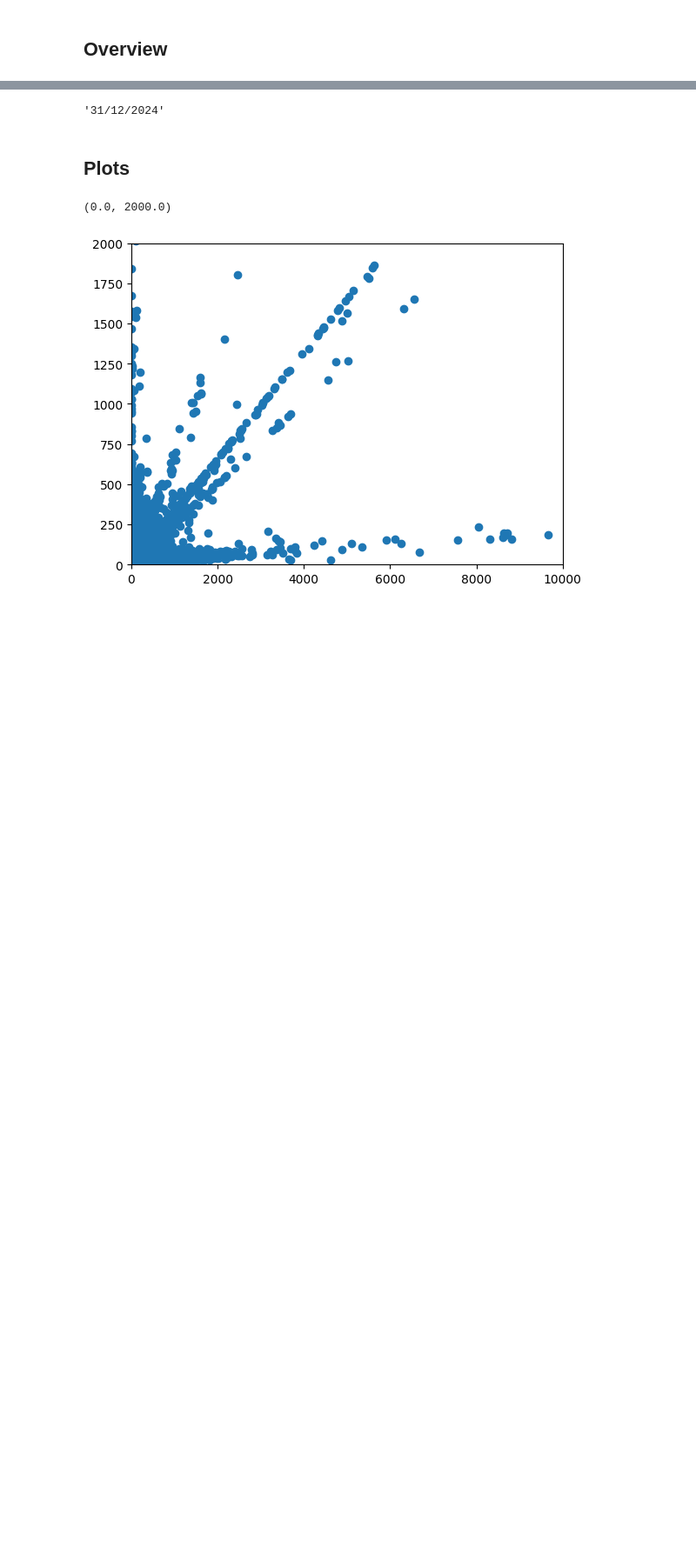
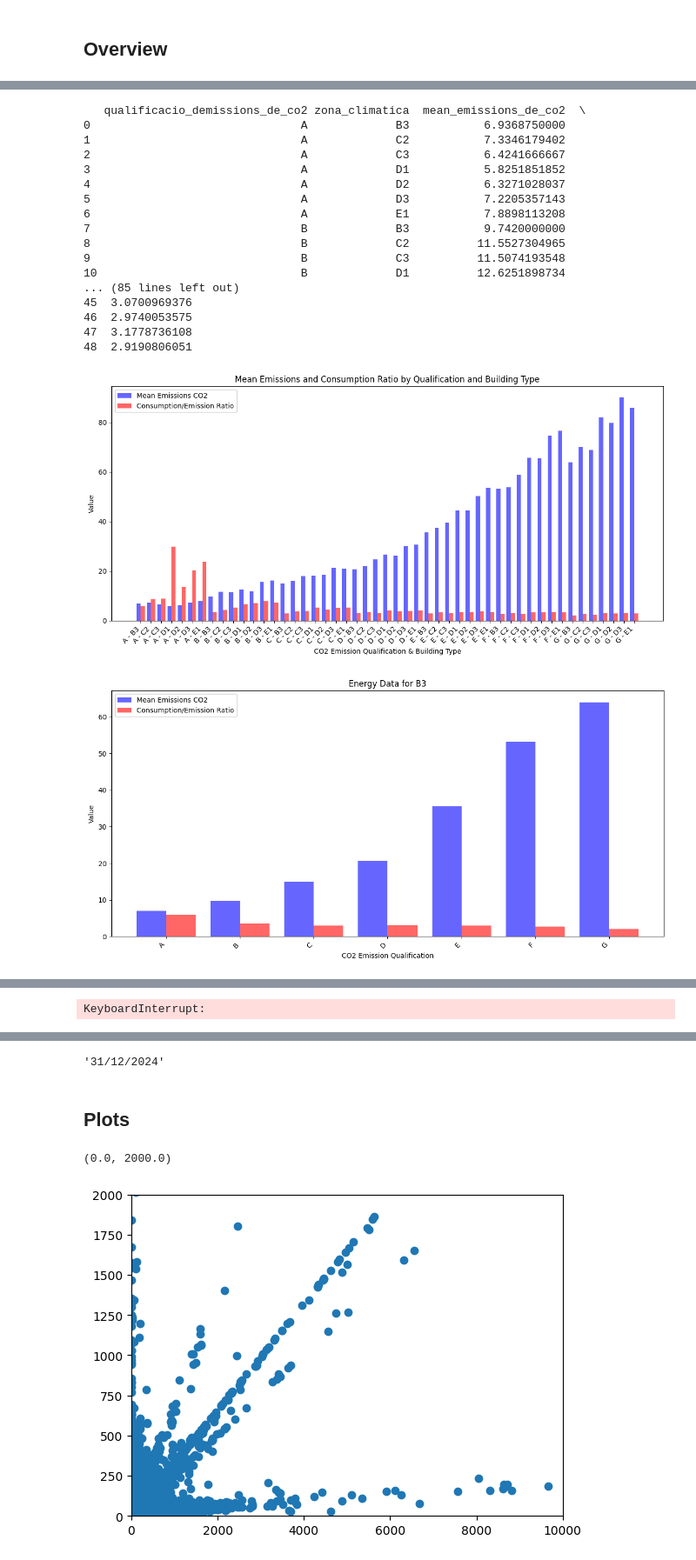
Before and after one commit to fndvit/mds-udg-viz-i-dgpcd-hackathon-25, a Jupyter notebook: nb/xabarins_overview.ipynb, the cells around one changed output, grey strips where cells are left out. Shown at 87% size. Saved outputs shown, nothing was run; the diff lists cells and outputs as text; code cells hidden in the pictures; blank space fills up the shorter version.

```diff
--- a/nb/xabarins_overview.ipynb
+++ b/nb/xabarins_overview.ipynb
@@ -115,0 +446,71 @@ df_question_1 = df_big[columns_selected]
+# %%
+column_to_us = "zona_climatica"
+grouped_df = df_clean.groupby(["qualificacio_demissions_de_co2", column_to_us]).agg(
+    mean_emissions_de_co2=('emissions_de_co2', 'mean'),
+    ratio=('consum_denergia_final', lambda x: (x.sum() / df_clean.loc[x.index, 'emissions_de_co2'].sum()))  # Weighted mean
+).reset_index()
+
+print(grouped_df)
+
+# 🎨 Plot combinat: Emissions mitjanes i Ratio al mateix gràfic, amb barres SEPARADES
+fig, ax = plt.subplots(figsize=(12, 6))
+
+x_labels = grouped_df["qualificacio_demissions_de_co2"] + " - " + grouped_df[column_to_us]
+x = np.arange(len(x_labels))  # Índexs numèrics
+width = 0.4  # Amplada de les barres per separar-les
+
+# Dibuixar les barres SEPARADES
+ax.bar(x - width/2, grouped_df["mean_emissions_de_co2"], width, color='blue', alpha=0.6, label="Mean Emissions CO2")
+ax.bar(x + width/2, grouped_df["ratio"], width, color='red', alpha=0.6, label="Consumption/Emission Ratio")
+
+ax.set_xlabel("CO2 Emission Qualification & Building Type")
+ax.set_ylabel("Value")
+ax.set_title("Mean Emissions and Consumption Ratio by Qualification and Building Type")
+ax.set_xticks(x)
+ax.set_xticklabels(x_labels, rotation=45, ha="right")
+ax.legend()
+
+plt.tight_layout()
+plt.show()
+
+building_types = grouped_df[column_to_us].unique()
+
+for building in building_types:
+    subset = grouped_df[grouped_df[column_to_us] == building]
+
+    x_labels = subset["qualificacio_demissions_de_co2"]
+    x = np.arange(len(x_labels))  # Índexs numèrics
+
+    plt.figure(figsize=(12, 6))
+
+    plt.bar(x - width/2, subset["mean_emissions_de_co2"], width, color='blue', alpha=0.6, label="Mean Emissions CO2")
+    plt.bar(x + width/2, subset["ratio"], width, color='red', alpha=0.6, label="Consumption/Emission Ratio")
+
+    plt.xlabel("CO2 Emission Qualification")
+    plt.ylabel("Value")
+    plt.title(f"Energy Data for {building}")
+    plt.xticks(x, x_labels, rotation=45, ha="right")
+    plt.legend()
+
+    plt.tight_layout()
+    plt.show()
+# %% [output]
+   qualificacio_demissions_de_co2 zona_climatica  mean_emissions_de_co2  \
+0                               A             B3           6.9368750000
+1                               A             C2           7.3346179402
+2                               A             C3           6.4241666667
+3                               A             D1           5.8251851852
+4                               A             D2           6.3271028037
+5                               A             D3           7.2205357143
+6                               A             E1           7.8898113208
+7                               B             B3           9.7420000000
+8                               B             C2          11.5527304965
+9                               B             C3          11.5074193548
+10                              B             D1          12.6251898734
+... (85 lines left out)
+45  3.0700969376
+46  2.9740053575
+47  3.1778736108
+48  2.9190806051
+[figure, added]
+[figure, added]
@@ -115,0 +523,5 @@ df_question_1 = df_big[columns_selected]
+# %%
+sns.pairplot(df_clean, vars=['energia_calefaccio', 'energia_refrigeracio', 'energia_acs', 'energia_renovable', 'emissions_de_co2'])
+plt.show()
+# %% [output]
+KeyboardInterrupt:
```
Also changed, not shown: parts of 46 cells of this notebook, 13 other files.
